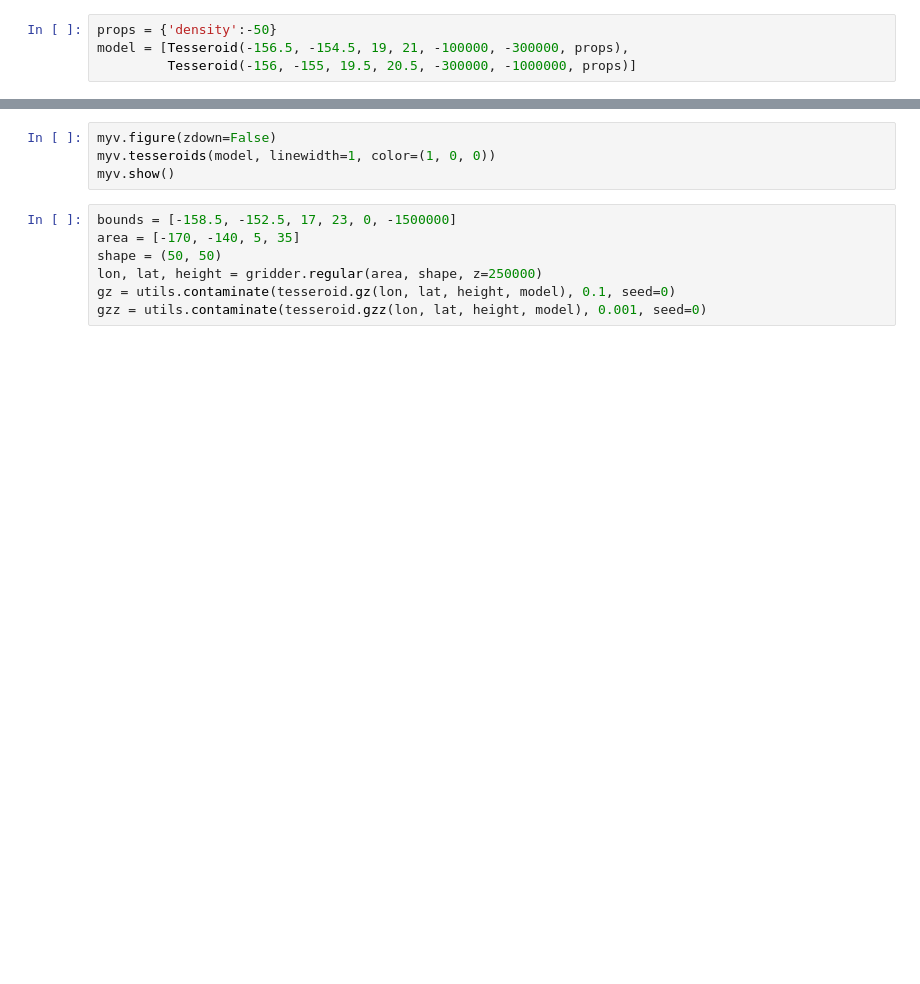
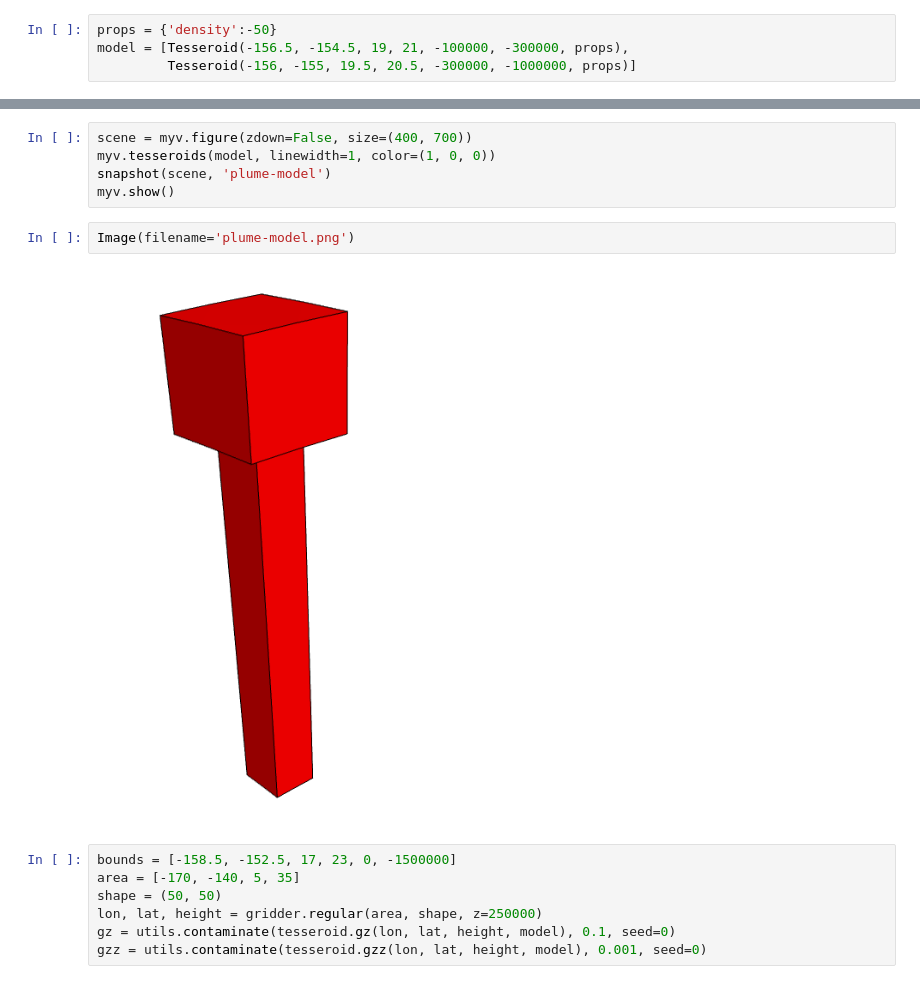
Before and after one commit to leouieda/egu2014, a Jupyter notebook: notebooks/plume.ipynb, the cells around one changed output, grey strips where cells are left out. Saved outputs shown, nothing was run; the diff lists cells and outputs as text; blank space fills up the shorter version.

```diff
--- a/notebooks/plume.ipynb
+++ b/notebooks/plume.ipynb
@@ -14,7 +25,12 @@ model = [Tesseroid(-156.5, -154.5, 19, 21, -100000, -300000, props),
 # %%
-myv.figure(zdown=False)
+scene = myv.figure(zdown=False, size=(400, 700))
 myv.tesseroids(model, linewidth=1, color=(1, 0, 0))
+snapshot(scene, 'plume-model')
 myv.show()
+# %%
+Image(filename='plume-model.png')
+# %% [output]
+[figure, added]
 # %%
 bounds = [-158.5, -152.5, 17, 23, 0, -1500000]
 area = [-170, -140, 5, 35]
```
Also changed, not shown: parts of 10 cells of this notebook, 12 other files.
